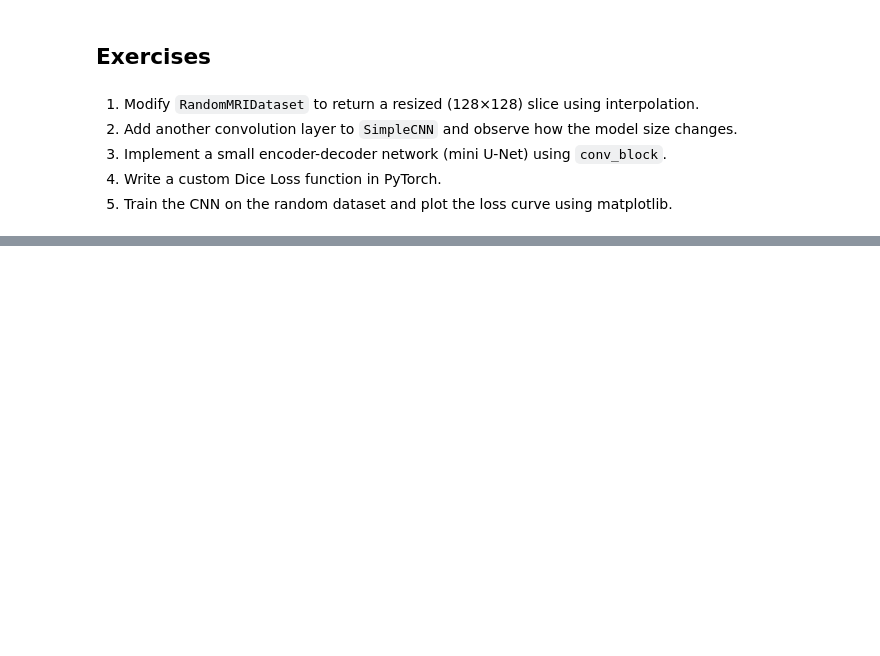
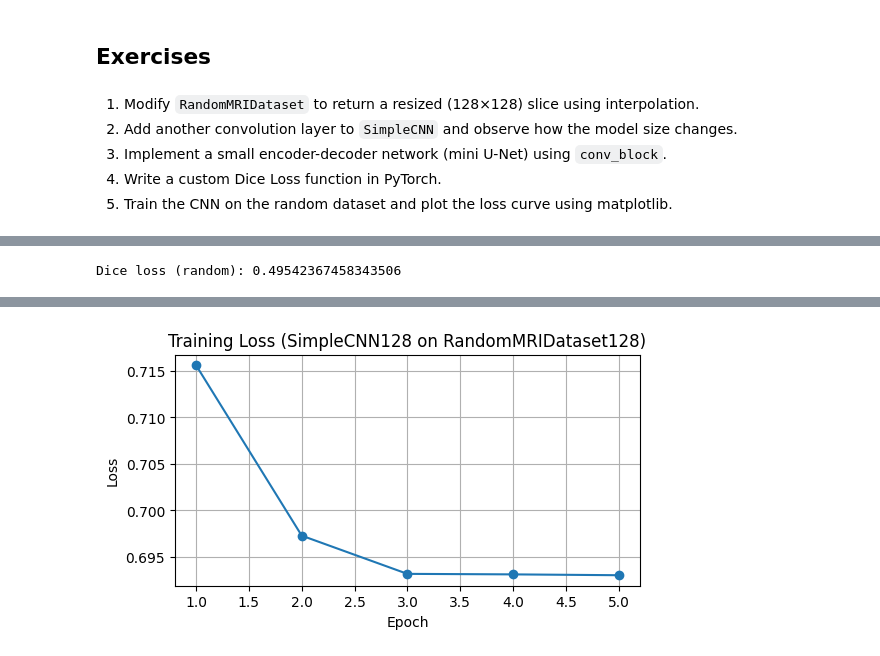
Before and after one commit to anshuiitb/Brain_Tumor_Segmentation_BCP, a Jupyter notebook: Week_2/Python_libraries/Pytorch/pytorch_basics.ipynb, the cells around one changed output, grey strips where cells are left out. Cells and saved outputs as stored; diff of their text form; code cells hidden in the pictures; blank space fills up the shorter version.

```diff
--- a/Week_2/Python_libraries/Pytorch/pytorch_basics.ipynb
+++ b/Week_2/Python_libraries/Pytorch/pytorch_basics.ipynb
@@ -173,0 +286,79 @@ Note: you may need to restart the kernel to use updated packages.
+# %%
+# 4) Dice Loss implementation
+def dice_loss(preds, targets, eps=1e-6):
+    # preds and targets are expected as floats in [0,1] and same shape
+    preds = preds.view(preds.size(0), -1)
+    targets = targets.view(targets.size(0), -1)
+    intersection = (preds * targets).sum(dim=1)
+    union = preds.sum(dim=1) + targets.sum(dim=1)
+    dice = (2 * intersection + eps) / (union + eps)
+    return 1 - dice.mean()
+
+# quick check
+p = torch.rand(2, 1, 128, 128)
+t = (torch.rand(2, 1, 128, 128) > 0.5).float()
+print('Dice loss (random):', dice_loss(p, t).item())
+# %% [output]
+Dice loss (random): 0.49542367458343506
+# %%
+# 5) Train SimpleCNN-like model on the random 128x128 dataset and plot loss curve
+class SimpleCNN128(nn.Module):
+    def __init__(self):
+        super().__init__()
+        self.encoder = nn.Sequential(
+            nn.Conv2d(1, 16, 3, padding=1),
+            nn.ReLU(),
+            nn.MaxPool2d(2),
+            nn.Conv2d(16, 32, 3, padding=1),
+            nn.ReLU(),
+            nn.MaxPool2d(2),
+            nn.Conv2d(32, 64, 3, padding=1),
+            nn.ReLU(),
+            nn.MaxPool2d(2),
+        )
+        # after three pools: 128 -> 64 -> 32 -> 16
+        self.classifier = nn.Sequential(
+            nn.Flatten(),
+            nn.Linear(64 * 16 * 16, 1),
+            nn.Sigmoid()
+        )
+
+    def forward(self, x):
+        x = self.encoder(x)
+        return self.classifier(x)
+
+# prepare data and training components
+dl = DataLoader(dataset128, batch_size=8, shuffle=True)
+device = torch.device('cuda' if torch.cuda.is_available() else 'cpu')
+model128 = SimpleCNN128().to(device)
+criterion = nn.BCELoss()
+optimizer = optim.Adam(model128.parameters(), lr=1e-3)
+
+num_epochs = 5
+loss_history = []
+for epoch in range(num_epochs):
+    epoch_losses = []
+    for images, masks in dl:
+        images = images.to(device)
+        masks = masks.to(device)
+        # create a simple scalar target per image (mean of mask > 0.5) to match classifier output
+        targets = (masks.view(masks.size(0), -1).mean(dim=1) > 0.5).float().unsqueeze(1).to(device)
+        optimizer.zero_grad()
+        preds = model128(images)
+        loss = criterion(preds, targets)
+        loss.backward()
+        optimizer.step()
+        epoch_losses.append(loss.item())
+    mean_loss = sum(epoch_losses) / len(epoch_losses)
+    loss_history.append(mean_loss)
+    print(f'Epoch {epoch+1}/{num_epochs} - Loss: {mean_loss:.4f}')
+
+# plot loss curve
+plt.figure(figsize=(6,3))
+plt.plot(range(1, len(loss_history)+1), loss_history, marker='o')
+plt.xlabel('Epoch')
+plt.ylabel('Loss')
+plt.title('Training Loss (SimpleCNN128 on RandomMRIDataset128)')
+plt.grid(True)
+plt.show()
+# %% [output]
@@ -173,0 +370 @@ Note: you may need to restart the kernel to use updated packages.
+[figure, added]
```
Also changed, not shown: parts of 9 cells of this notebook.
